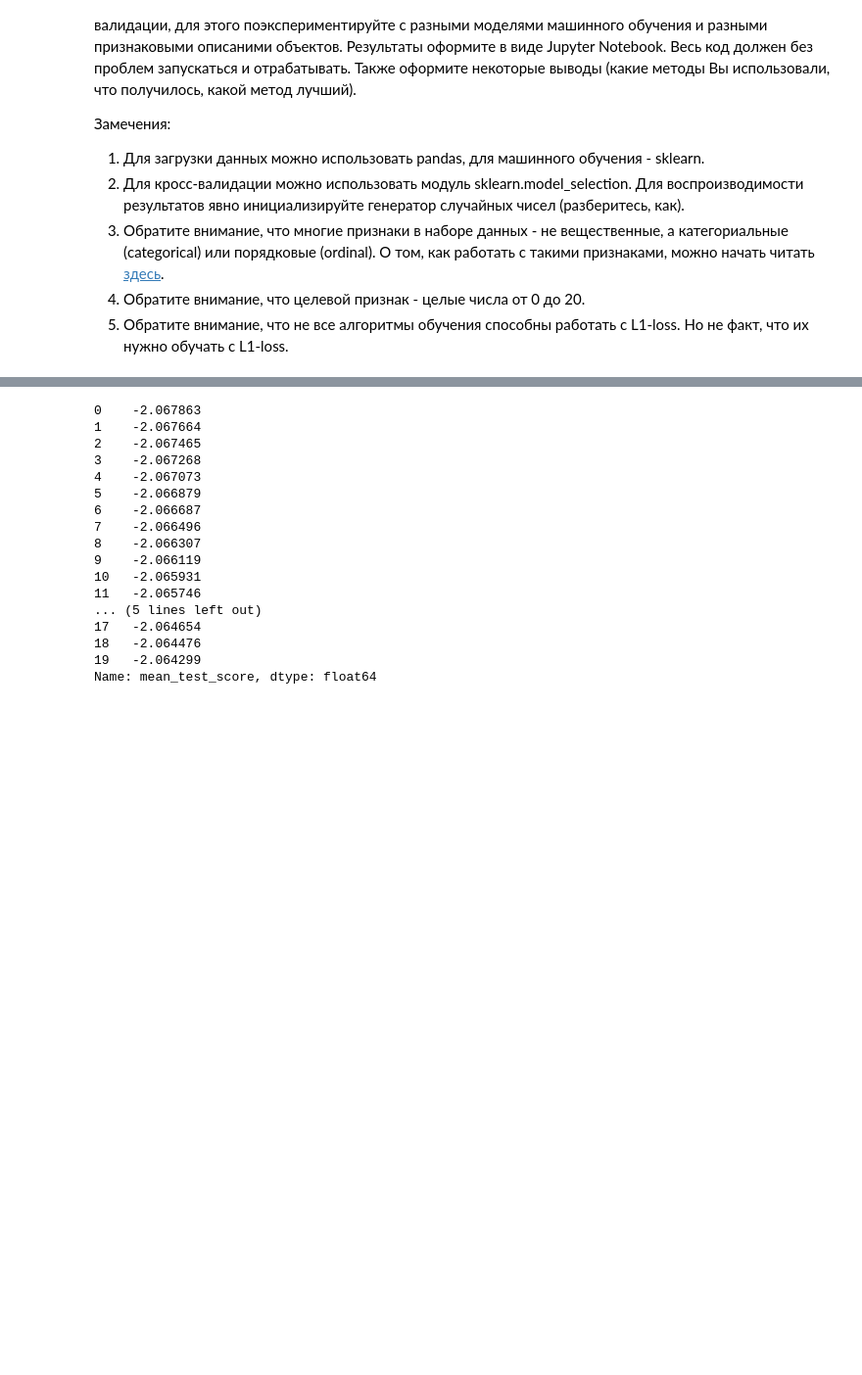
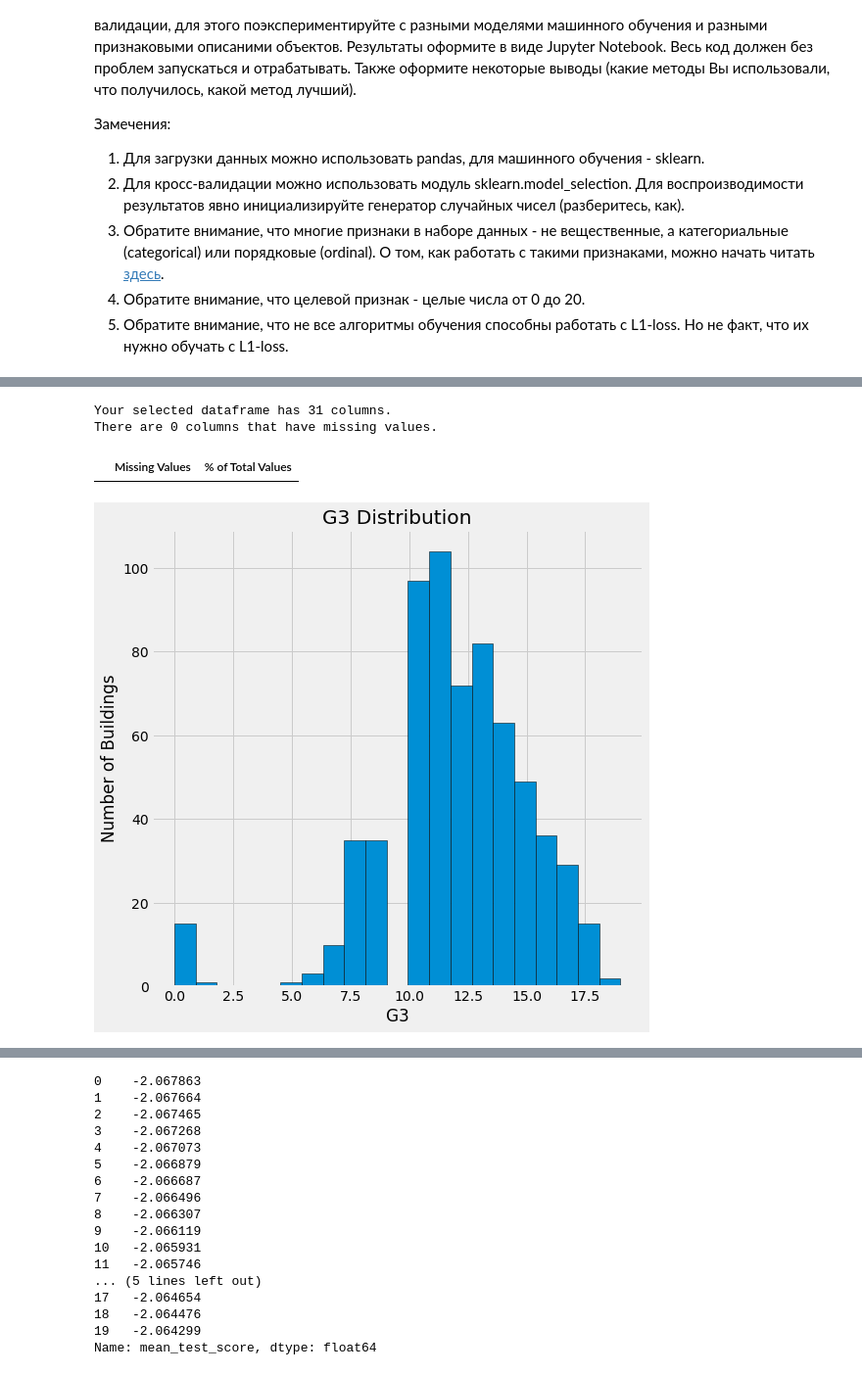
Before and after one commit to dimstunt/ml_2019_05_29, a Jupyter notebook: student_performance.ipynb, the cells around one changed output, grey strips where cells are left out. Shown at 98% size. Cells and saved outputs as stored; diff of their text form; code cells hidden in the pictures; blank space fills up the shorter version.

```diff
--- a/student_performance.ipynb
+++ b/student_performance.ipynb
@@ -49,0 +37,2 @@ df.head(10).T
+# %%
+df = df.drop(['G1', 'G2'], axis=1)
@@ -49,0 +85,17 @@ df.head(10).T
+# %%
+missing_values_table(df)
+# %% [output]
+Your selected dataframe has 31 columns.
+There are 0 columns that have missing values.
+|  | Missing Values | % of Total Values |
+# %%
+
+import matplotlib.pyplot as plt
+figsize(8, 8)
+# Histogram of the Energy Star Score
+plt.style.use('fivethirtyeight')
+plt.hist(df['G3'].dropna(), bins = 21, edgecolor = 'k');
+plt.xlabel('G3'); plt.ylabel('Number of Buildings');
+plt.title('G3 Distribution');
+# %% [output]
+[figure, added]
```
Also changed, not shown: parts of 31 cells of this notebook.
